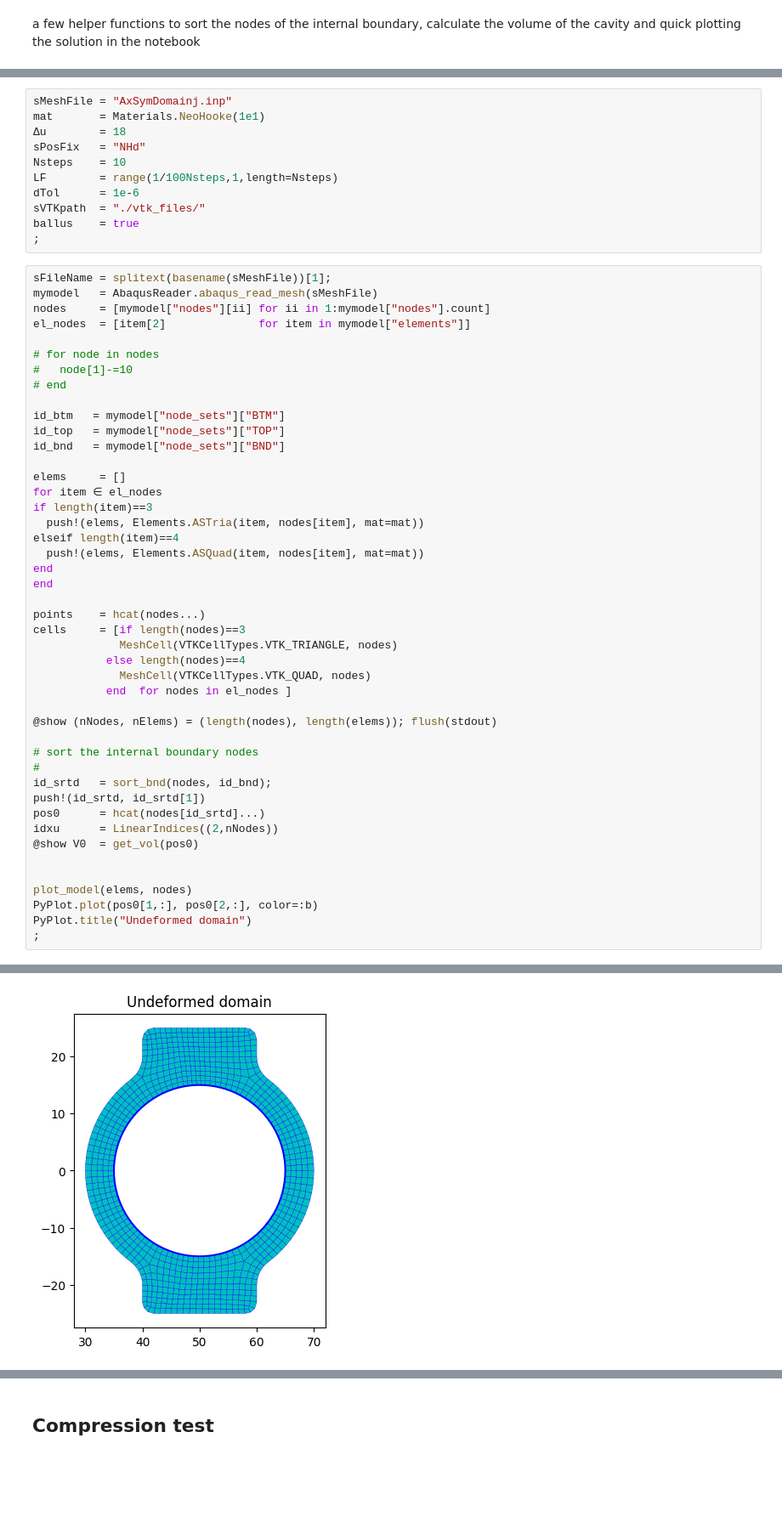
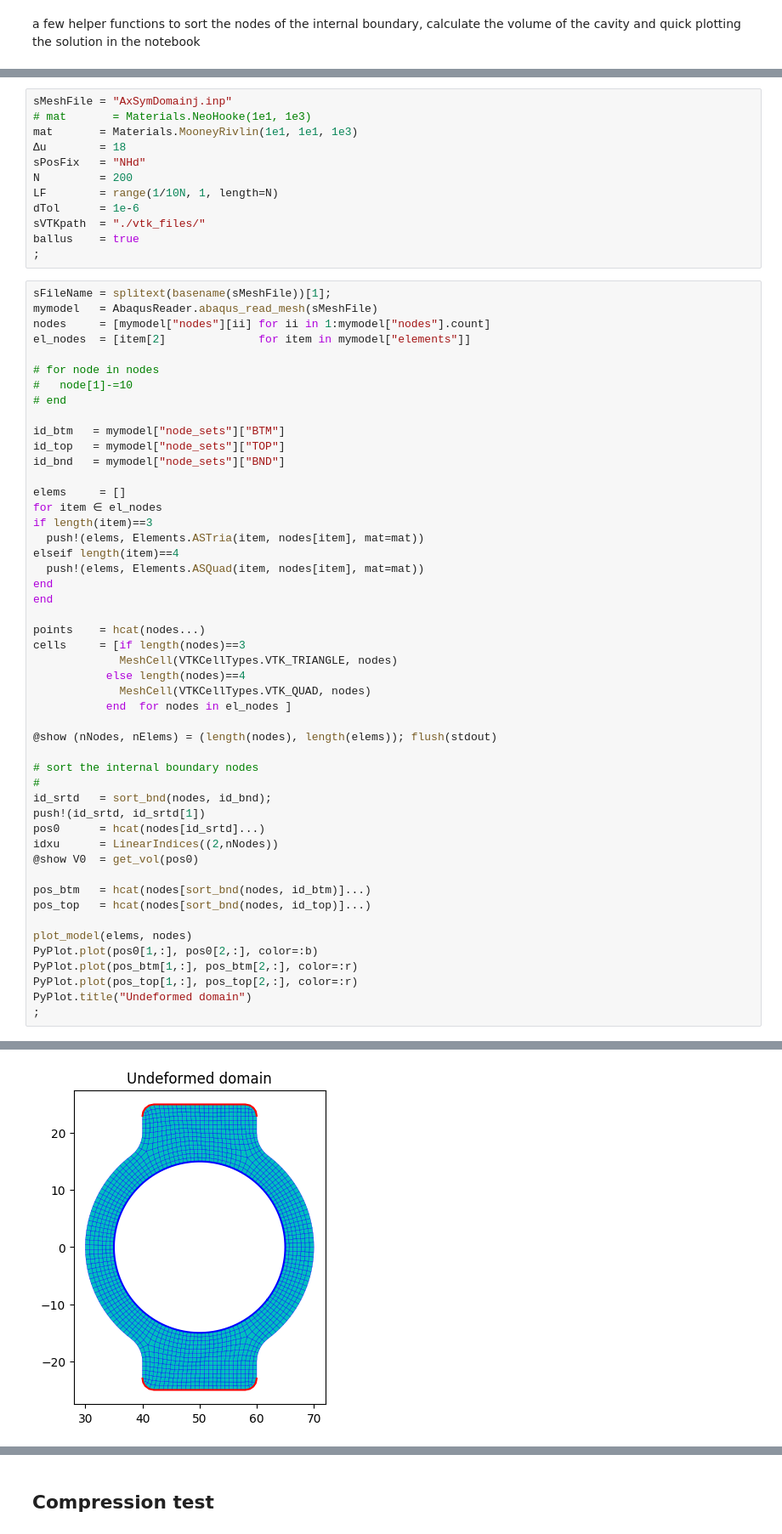
Before and after one commit to avigliotti/AD4SM.jl, a Jupyter notebook: examples/example_AxSymDomain.ipynb, the cells around one changed output, grey strips where cells are left out. Shown at 85% size. Cells and saved outputs as stored; diff of their text form; blank space fills up the shorter version.

```diff
--- a/examples/example_AxSymDomain.ipynb
+++ b/examples/example_AxSymDomain.ipynb
@@ -88,11 +97,12 @@ end
 ;
 # %%
 sMeshFile = "AxSymDomainj.inp"
-mat       = Materials.NeoHooke(1e1)
+# mat       = Materials.NeoHooke(1e1, 1e3)
+mat       = Materials.MooneyRivlin(1e1, 1e1, 1e3)
 Δu        = 18
 sPosFix   = "NHd"
-Nsteps    = 10
-LF        = range(1/100Nsteps,1,length=Nsteps)
+N         = 200
+LF        = range(1/10N, 1, length=N)
 dTol      = 1e-6
 sVTKpath  = "./vtk_files/"
 ballus    = true
@@ -137,9 +147,13 @@ pos0      = hcat(nodes[id_srtd]...)
 idxu      = LinearIndices((2,nNodes))
 @show V0  = get_vol(pos0)
 
+pos_btm   = hcat(nodes[sort_bnd(nodes, id_btm)]...)
+pos_top   = hcat(nodes[sort_bnd(nodes, id_top)]...)
 
 plot_model(elems, nodes)
 PyPlot.plot(pos0[1,:], pos0[2,:], color=:b)
+PyPlot.plot(pos_btm[1,:], pos_btm[2,:], color=:r)
+PyPlot.plot(pos_top[1,:], pos_top[2,:], color=:r)
 PyPlot.title("Undeformed domain")
 ;
 # %% [output]
@@ -167 +181 @@ PyPlot.title("Undeformed domain")
-[figure, old version]
+[figure, new version]
```
Also changed, not shown: parts of 25 cells of this notebook, 2 other files.
